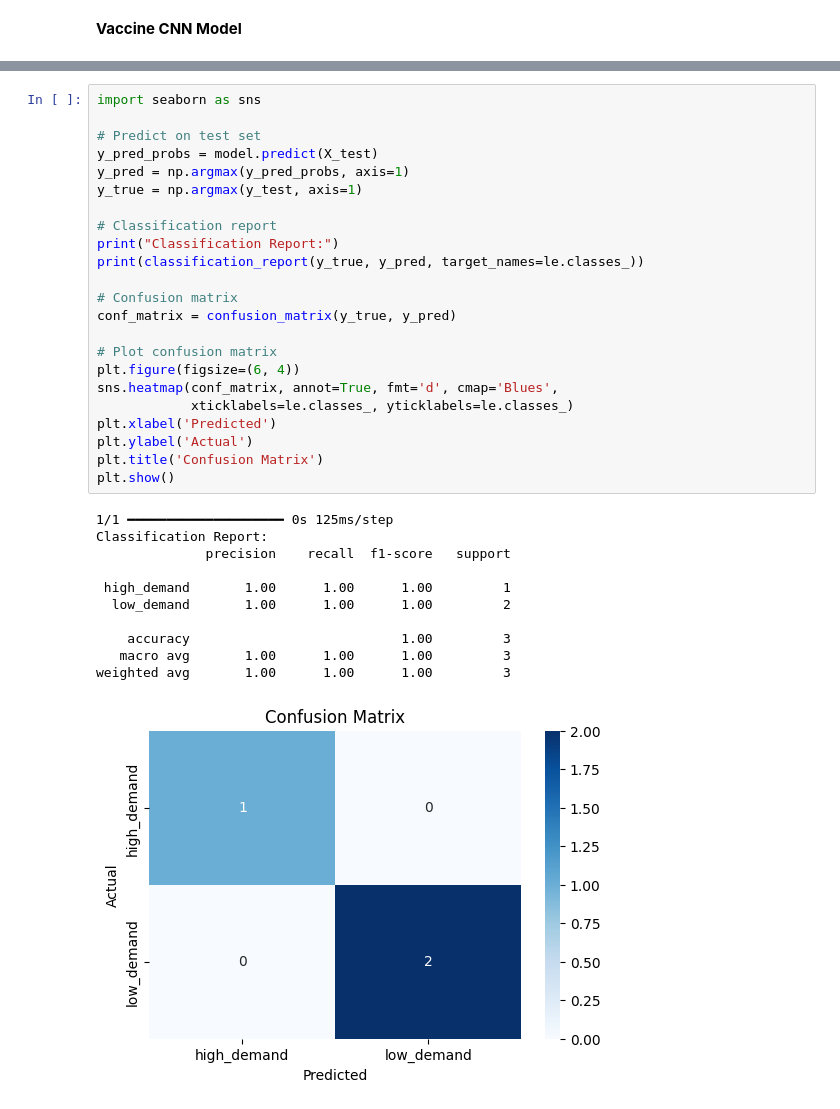
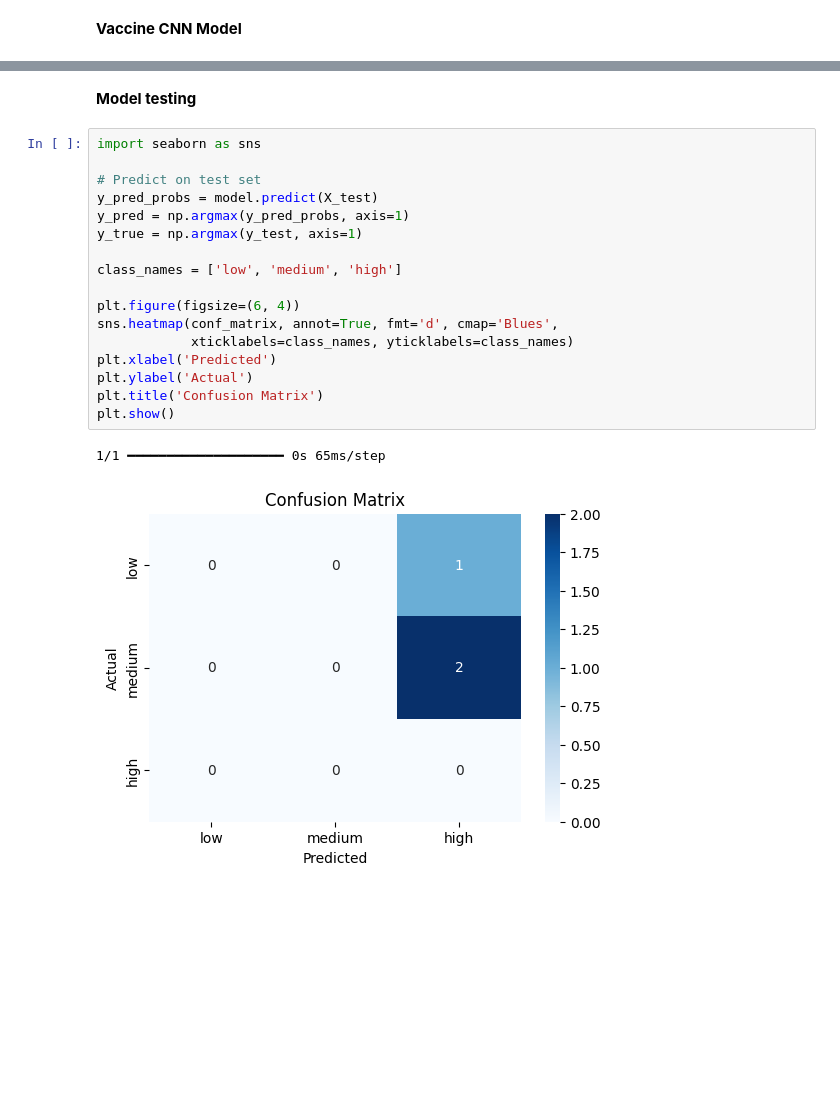
Before and after one commit to nmarizani/ml_pipeline_summative, a Jupyter notebook: notebook/vaccine_demand_prediction.ipynb, the cells around one changed output, grey strips where cells are left out. Saved outputs shown, nothing was run; the diff lists cells and outputs as text; blank space fills up the shorter version.

Commit message:
Model creation, training, retraining and data uploading

```diff
--- a/notebook/vaccine_demand_prediction.ipynb
+++ b/notebook/vaccine_demand_prediction.ipynb
@@ -335,35 +345,22 @@ Epoch 11/15
+# %% [markdown]
+**Model testing**
 # %%
 import seaborn as sns
 
 # Predict on test set
 y_pred_probs = model.predict(X_test)
 y_pred = np.argmax(y_pred_probs, axis=1)
 y_true = np.argmax(y_test, axis=1)
 
-# Classification report
-print("Classification Report:")
-print(classification_report(y_true, y_pred, target_names=le.classes_))
+class_names = ['low', 'medium', 'high']
 
-# Confusion matrix
-conf_matrix = confusion_matrix(y_true, y_pred)
-
-# Plot confusion matrix
 plt.figure(figsize=(6, 4))
 sns.heatmap(conf_matrix, annot=True, fmt='d', cmap='Blues',
-            xticklabels=le.classes_, yticklabels=le.classes_)
+            xticklabels=class_names, yticklabels=class_names)
 plt.xlabel('Predicted')
 plt.ylabel('Actual')
 plt.title('Confusion Matrix')
 plt.show()
 # %% [output]
-1/1 ━━━━━━━━━━━━━━━━━━━━ 0s 125ms/step
-Classification Report:
-              precision    recall  f1-score   support
-
- high_demand       1.00      1.00      1.00         1
-  low_demand       1.00      1.00      1.00         2
-
-    accuracy                           1.00         3
-   macro avg       1.00      1.00      1.00         3
-weighted avg       1.00      1.00      1.00         3
+1/1 ━━━━━━━━━━━━━━━━━━━━ 0s 65ms/step
-[figure, old version]
+[figure, new version]
```
Also changed, not shown: parts of 9 cells of this notebook, 18 other files.
